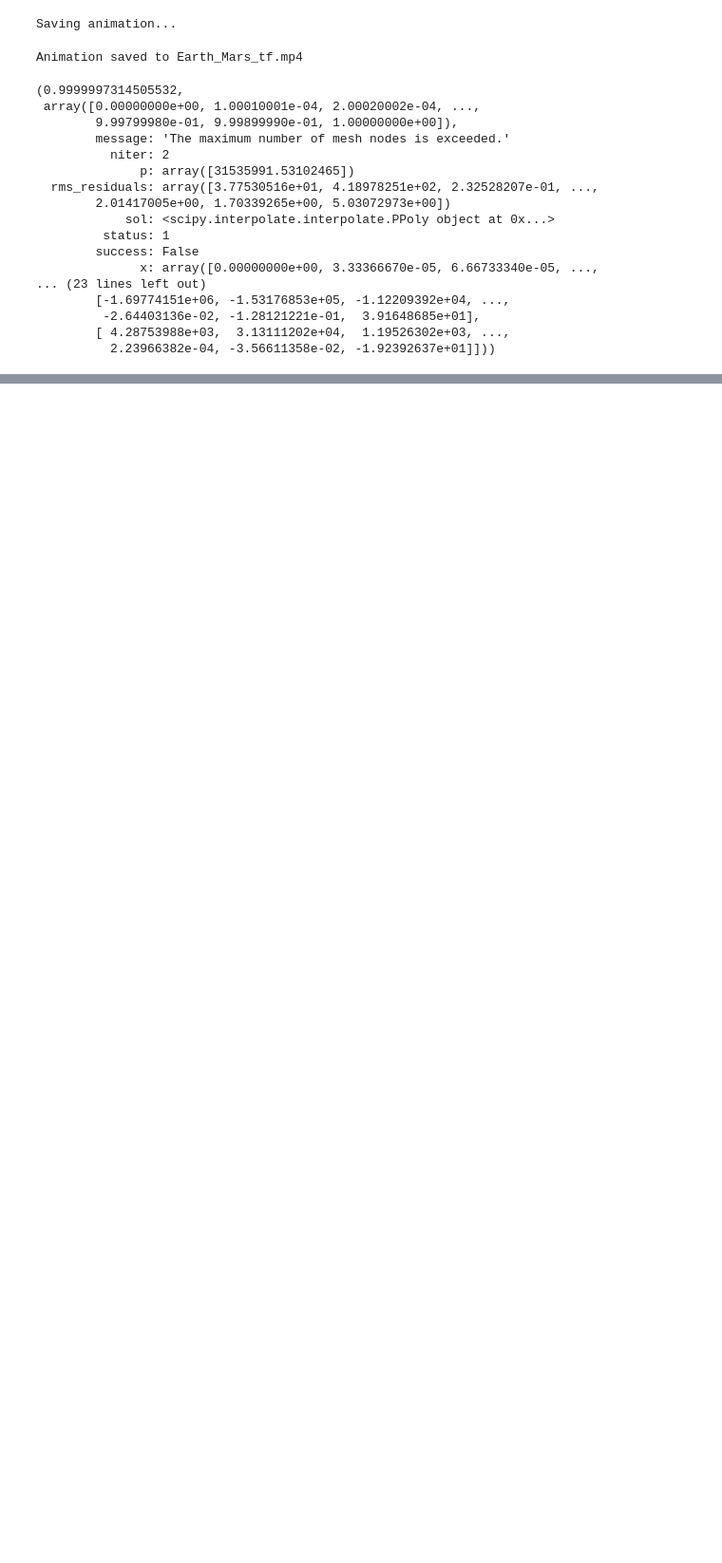
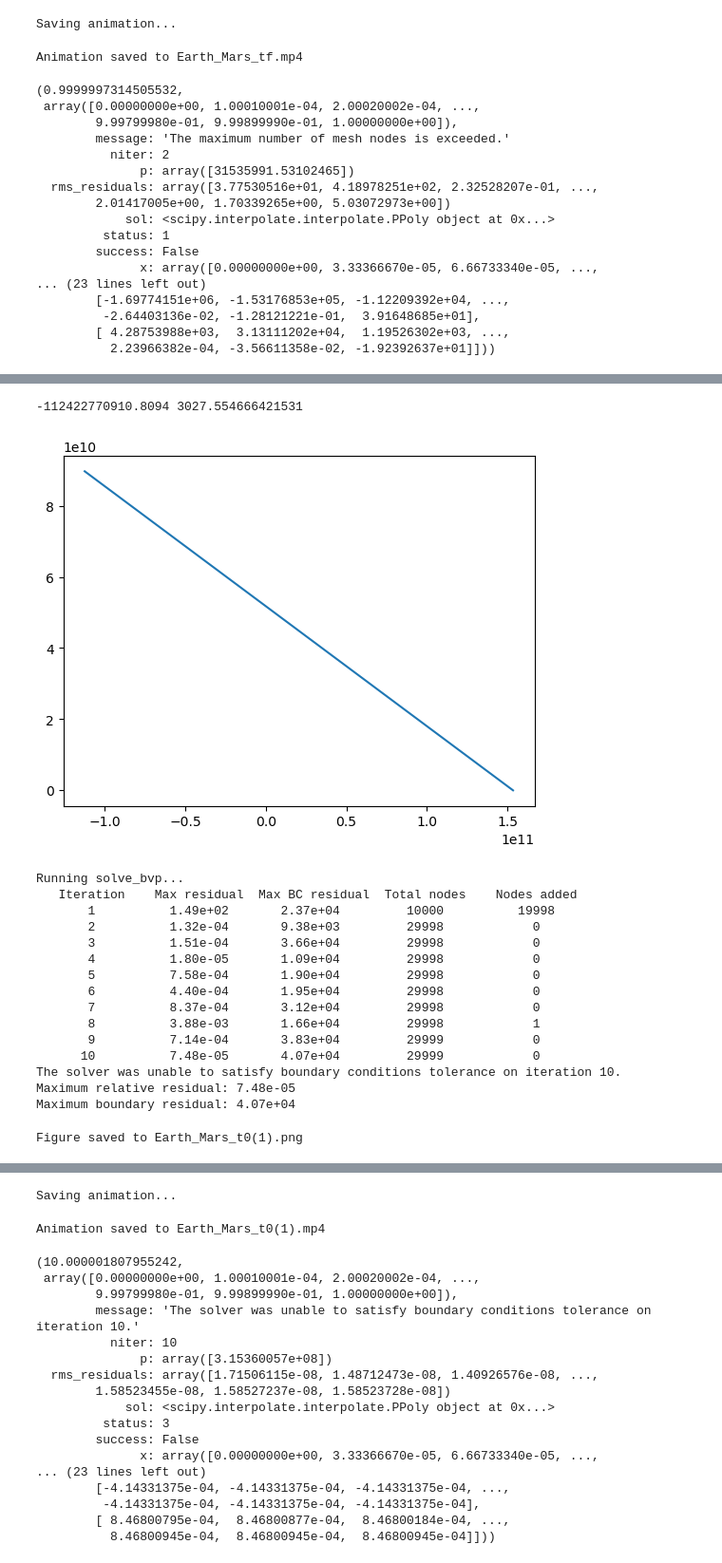
Before and after one commit to curtispevans/ogaucho-worktable, a Jupyter notebook: temp_work.ipynb, the cells around one changed output, grey strips where cells are left out. Shown: that part at 95% size. Cells and saved outputs as stored; diff of their text form; code cells hidden in the pictures; blank space fills up the shorter version.

```diff
--- a/temp_work.ipynb
+++ b/temp_work.ipynb
@@ -935,0 +906,49 @@ Animation saved to Earth_Mars_t0(1).mp4
+# %%
+#Test it with the planets class:
+t0_guess = 10
+T = 0.75
+steps = 10000
+y_guess = np.ones((8,10000))*-1050
+y_guess[0] = np.linspace(inner_planets[0].px(.1) + inner_planets[0].radius*1000, inner_planets[0].px(0.4*YEAR_TO_SEC) + inner_planets[0].radius*1000, steps)
+y_guess[1] = np.linspace(inner_planets[0].py(.1), inner_planets[0].py(0.4*YEAR_TO_SEC), steps)
+print(np.min(y_guess[0]), np.min(y_guess[1]))
+# vec = np.array([inner_planets[0].px(0.2*YEAR_TO_SEC) - inner_planets[0].px(0), inner_planets[0].py(0.2*YEAR_TO_SEC) - inner_planets[0].py(0)])
+# vec = vec / np.linalg.norm(vec) #make it a unit vector that points from initial guess position to final guess position
+# y_guess[2,:] = vec[0] * 50000
+# y_guess[3,:] = vec[1] * 50000
+
+y_guess[2:] = 1
+
+plt.plot(y_guess[0], y_guess[1])
+plt.show()
+
+best_path_t0(
+    inner_planets,
+    t0_guess=t0_guess,
+    y_guess = y_guess,
+    T=T,
+    figname='Earth_Mars_t0(1).png',
+    animname="Earth_Mars_t0(1).mp4",
+    max_nodes=30000,
+    N_COMPUTE_STEPS=steps,
+    G=6.674e-11,
+)
+# %% [output]
+-112422770910.8094 3027.554666421531
+[figure, added]
+Running solve_bvp...
+   Iteration    Max residual  Max BC residual  Total nodes    Nodes added
+       1          1.49e+02       2.37e+04         10000          19998
+       2          1.32e-04       9.38e+03         29998            0
+       3          1.51e-04       3.66e+04         29998            0
+       4          1.80e-05       1.09e+04         29998            0
+       5          7.58e-04       1.90e+04         29998            0
+       6          4.40e-04       1.95e+04         29998            0
+       7          8.37e-04       3.12e+04         29998            0
+       8          3.88e-03       1.66e+04         29998            1
+       9          7.14e-04       3.83e+04         29999            0
+      10          7.48e-05       4.07e+04         29999            0
+The solver was unable to satisfy boundary conditions tolerance on iteration 10.
+Maximum relative residual: 7.48e-05
+Maximum boundary residual: 4.07e+04
+Figure saved to Earth_Mars_t0(1).png
@@ -935,0 +957,19 @@ Animation saved to Earth_Mars_t0(1).mp4
+Saving animation...
+Animation saved to Earth_Mars_t0(1).mp4
+(10.000001807955242,
+ array([0.00000000e+00, 1.00010001e-04, 2.00020002e-04, ...,
+        9.99799980e-01, 9.99899990e-01, 1.00000000e+00]),
+        message: 'The solver was unable to satisfy boundary conditions tolerance on iteration 10.'
+          niter: 10
+              p: array([3.15360057e+08])
+  rms_residuals: array([1.71506115e-08, 1.48712473e-08, 1.40926576e-08, ...,
+        1.58523455e-08, 1.58527237e-08, 1.58523728e-08])
+            sol: <scipy.interpolate.interpolate.PPoly object at 0x...>
+         status: 3
+        success: False
+              x: array([0.00000000e+00, 3.33366670e-05, 6.66733340e-05, ...,
+... (23 lines left out)
+        [-4.14331375e-04, -4.14331375e-04, -4.14331375e-04, ...,
+         -4.14331375e-04, -4.14331375e-04, -4.14331375e-04],
+        [ 8.46800795e-04,  8.46800877e-04,  8.46800184e-04, ...,
+          8.46800945e-04,  8.46800945e-04,  8.46800945e-04]]))
```
Also changed, not shown: parts of 6 cells of this notebook, 2 other files.
